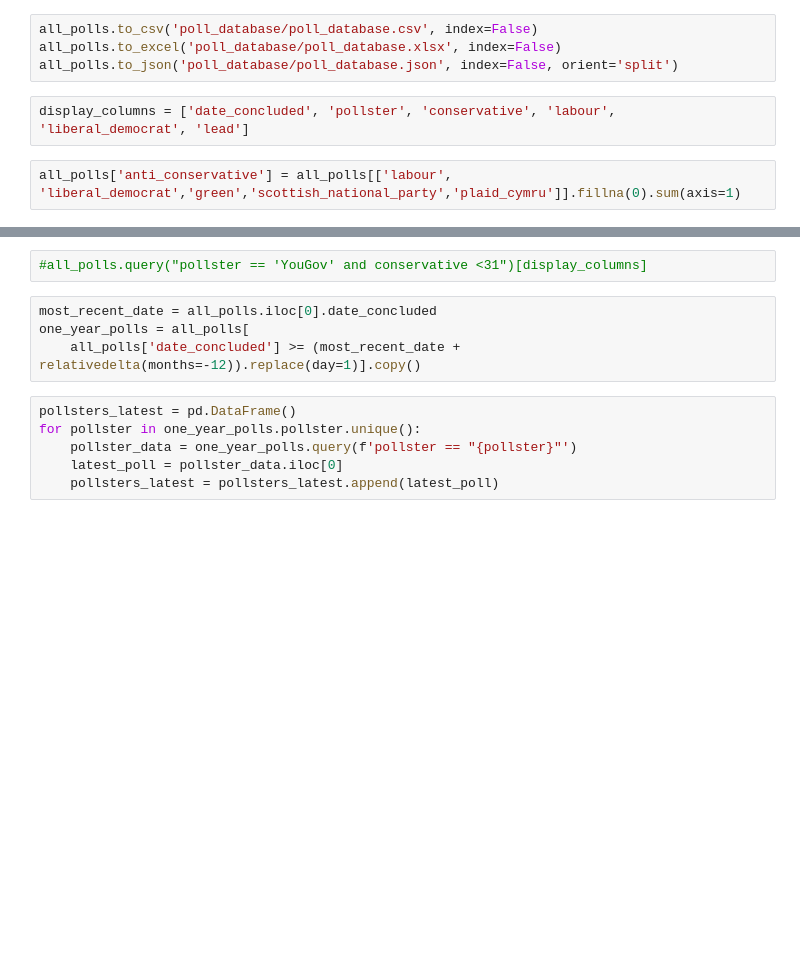
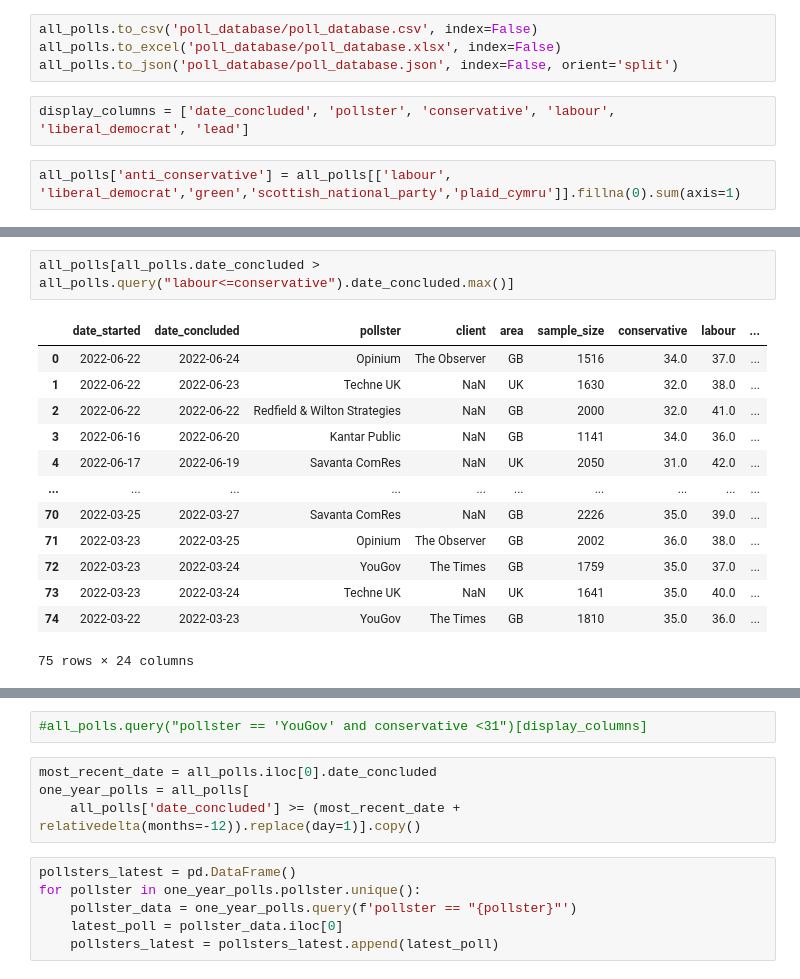
Before and after one commit to AndyLawton/uk_general_election_polls, a Jupyter notebook: main.ipynb, the cells around one changed output, grey strips where cells are left out. Cells and saved outputs as stored; diff of their text form; blank space fills up the shorter version.

```diff
--- a/main.ipynb
+++ b/main.ipynb
@@ -39,3 +70,19 @@ all_polls.query("pollster=='YouGov' and lead_value>=5 and labour>conservative")[
+# %%
+all_polls[all_polls.date_concluded > all_polls.query("labour<=conservative").date_concluded.max()]
+# %% [output]
+|  | date_started | date_concluded | pollster | client | area | sample_size | conservative | labour | ... |
+| 0 | 2022-06-22 | 2022-06-24 | Opinium | The Observer | GB | 1516 | 34.0 | 37.0 | ... |
+| 1 | 2022-06-22 | 2022-06-23 | Techne UK | NaN | UK | 1630 | 32.0 | 38.0 | ... |
+| 2 | 2022-06-22 | 2022-06-22 | Redfield & Wilton Strategies | NaN | GB | 2000 | 32.0 | 41.0 | ... |
+| 3 | 2022-06-16 | 2022-06-20 | Kantar Public | NaN | GB | 1141 | 34.0 | 36.0 | ... |
+| 4 | 2022-06-17 | 2022-06-19 | Savanta ComRes | NaN | UK | 2050 | 31.0 | 42.0 | ... |
+| ... | ... | ... | ... | ... | ... | ... | ... | ... | ... |
+| 70 | 2022-03-25 | 2022-03-27 | Savanta ComRes | NaN | GB | 2226 | 35.0 | 39.0 | ... |
+| 71 | 2022-03-23 | 2022-03-25 | Opinium | The Observer | GB | 2002 | 36.0 | 38.0 | ... |
+| 72 | 2022-03-23 | 2022-03-24 | YouGov | The Times | GB | 1759 | 35.0 | 37.0 | ... |
+| 73 | 2022-03-23 | 2022-03-24 | Techne UK | NaN | UK | 1641 | 35.0 | 40.0 | ... |
+| 74 | 2022-03-22 | 2022-03-23 | YouGov | The Times | GB | 1810 | 35.0 | 36.0 | ... |
+75 rows × 24 columns
 # %%
 all_polls.query("pollster=='Opinium' and labour >= 41")[display_columns]
 # %% [output]
```
Also changed, not shown: parts of 13 cells of this notebook, 9 other files.
